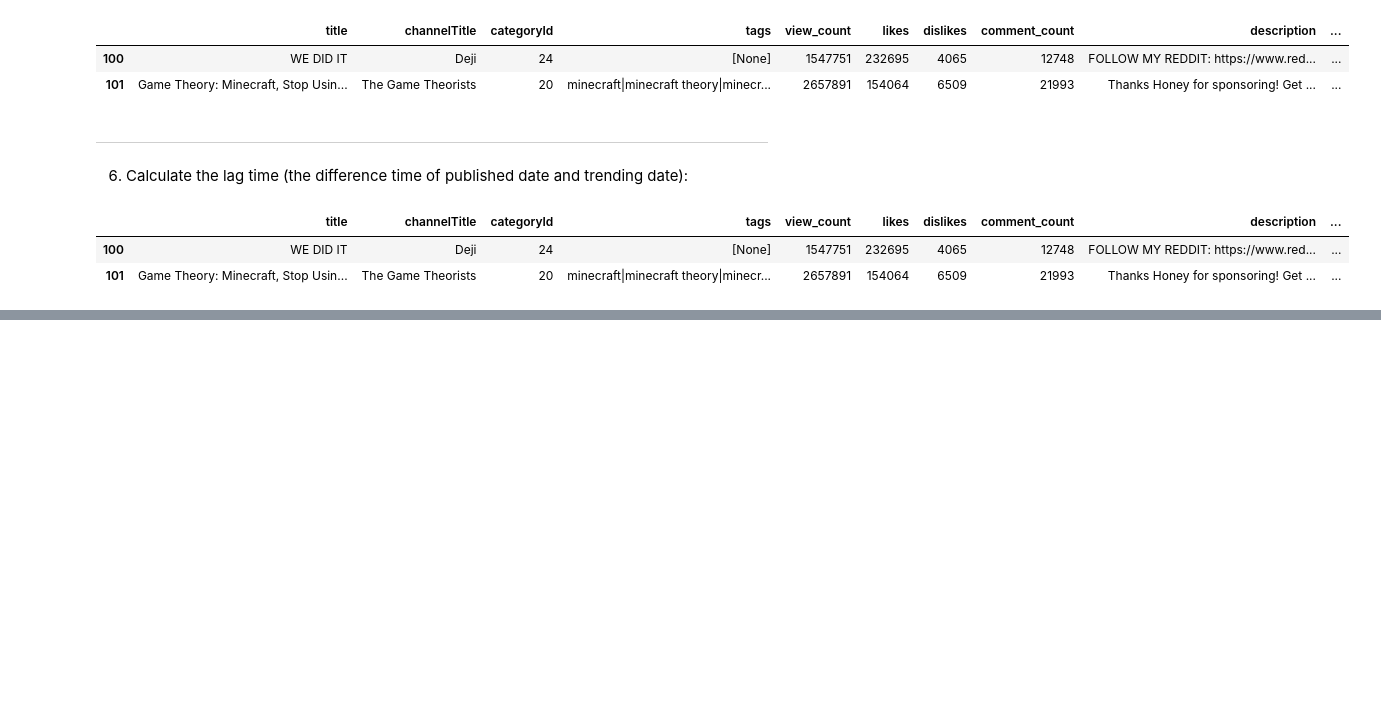
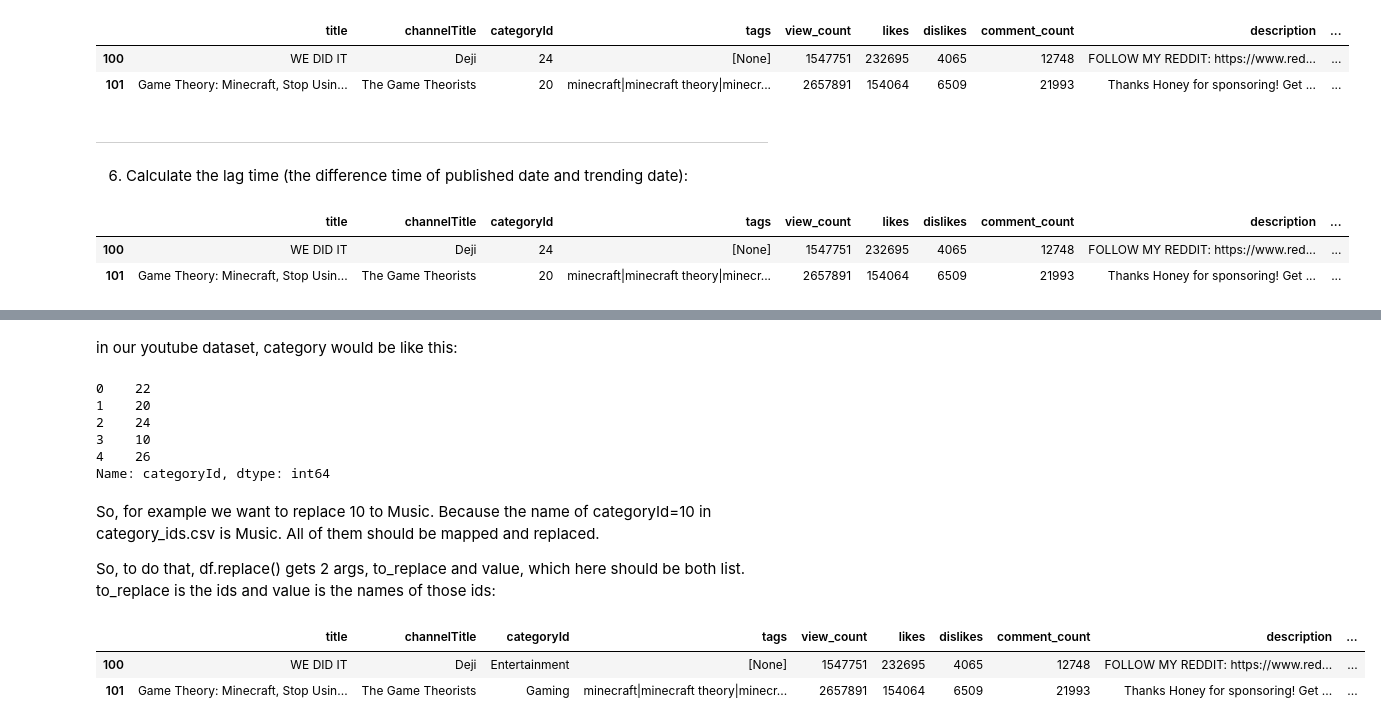
Before and after one commit to mehtee/Youtube_analysis_project, a Jupyter notebook: project.ipynb, the cells around one changed output, grey strips where cells are left out. Saved outputs shown, nothing was run; the diff lists cells and outputs as text; code cells hidden in the pictures; blank space fills up the shorter version.

Commit message:
📦 Replace category-ids to names

```diff
--- a/project.ipynb
+++ b/project.ipynb
@@ -181,0 +195,25 @@ yt[100:102]
+# %% [markdown]
+in our youtube dataset, category would be like this:
+# %%
+yt['categoryId'].head()
+# %% [output]
+0    22
+1    20
+2    24
+3    10
+4    26
+Name: categoryId, dtype: int64
+# %% [markdown]
+So, for example we want to replace 10 to Music. Because the name of categoryId=10 in category_ids.csv is Music. All of them should be mapped and replaced.
+
+So, to do that, df.replace() gets 2 args, to_replace and value, which here should be both list. to_replace is the ids and value is the names of those ids:
+# %%
+category_ids = cg['categoryId'].tolist()
+category_names = cg['category'].tolist()
+yt['categoryId'].replace(category_ids, category_names, inplace=True)
+# %%
+yt[100:102]
+# %% [output]
+|  | title | channelTitle | categoryId | tags | view_count | likes | dislikes | comment_count | description | ... |
+| 100 | WE DID IT | Deji | Entertainment | [None] | 1547751 | 232695 | 4065 | 12748 | FOLLOW MY REDDIT: https://www.red... | ... |
+| 101 | Game Theory: Minecraft, Stop Usin... | The Game Theorists | Gaming | minecraft|minecraft theory|minecr... | 2657891 | 154064 | 6509 | 21993 | Thanks Honey for sponsoring! Get ... | ... |
```
Also changed, not shown: parts of 3 cells of this notebook.
